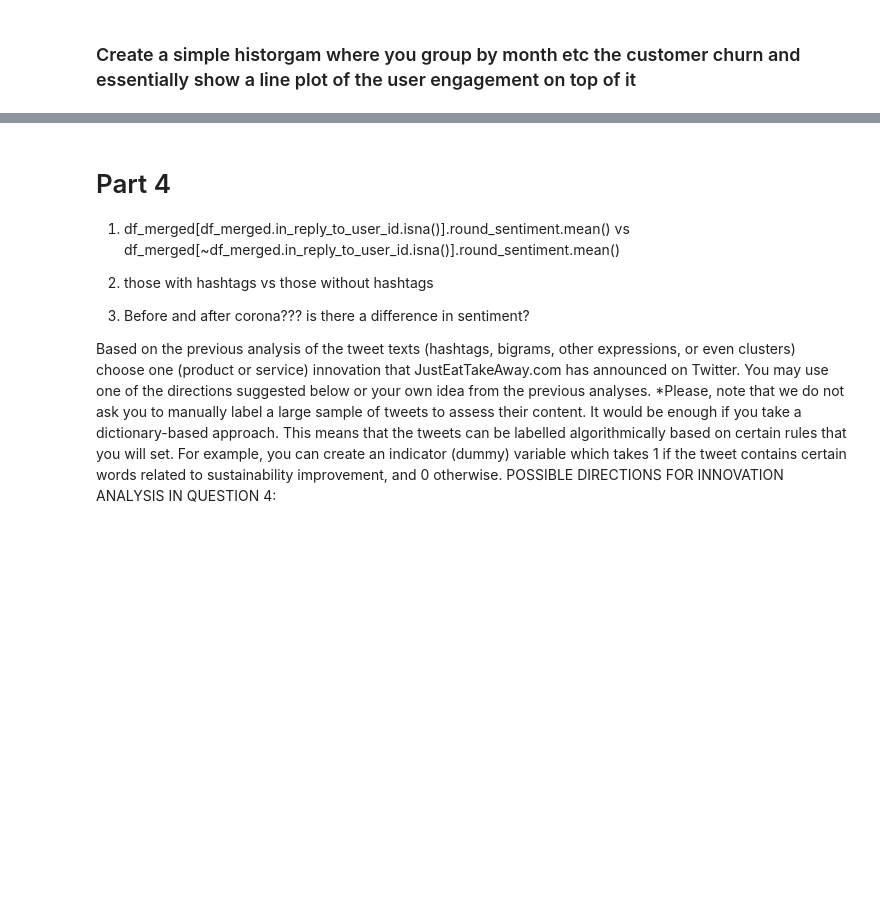
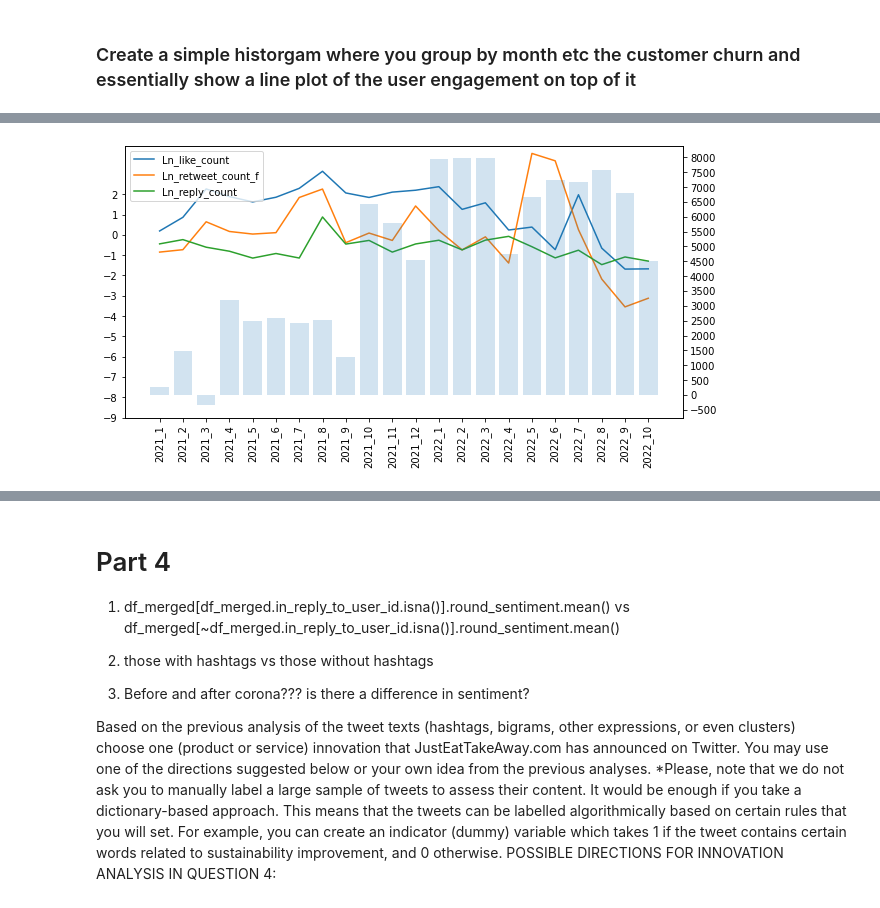
Before and after one commit to AngeloBarisano/Supply_Chain, a Jupyter notebook: Notebooks/workfile2.ipynb, the cells around one changed output, grey strips where cells are left out. Saved outputs shown, nothing was run; the diff lists cells and outputs as text; code cells hidden in the pictures; blank space fills up the shorter version.

```diff
--- a/Notebooks/workfile2.ipynb
+++ b/Notebooks/workfile2.ipynb
@@ -1878,5 +1892,6 @@ df_churn_plot
 # %%
-df_churn_plot["ln_retweet_count"] = np.log(df_churn_plot["retweet_count"])
-df_churn_plot["ln_reply_count"] = np.log(df_churn_plot["reply_count"])
-df_churn_plot["ln_like_count"] = np.log(df_churn_plot["like_count"])
+# potential alterantive
+df_churn_plot["ln_retweet_count_f"] = np.log(df_churn_plot["retweet_count"])
+df_churn_plot["ln_reply_count_f"] = np.log(df_churn_plot["reply_count"])
+df_churn_plot["ln_like_count_f"] = np.log(df_churn_plot["like_count"])
 # %%
@@ -1920,0 +1917,10 @@ plt.show()
+# %%
+df_churn_plot = df_churn_plot[df_churn_plot.year >= 2021]
+# %%
+grouped__ = pd.merge(
+    left=df_churn_plot,
+    right=grouped_churn,
+    left_on="year_month",
+    right_on="year_month",
+    how="inner",
+)
@@ -1920,0 +1939,32 @@ plt.show()
+# %%
+fig, ax = plt.subplots(figsize=(10, 5))
+
+# Plot a simple line chart
+ax.plot(grouped__.year_month, grouped__.ln_like_count_f, label="Ln_like_count")
+
+# Plot another line on the same chart/graph
+ax.plot(
+    grouped__.year_month,
+    grouped__.ln_retweet_count_f,
+    label="Ln_retweet_count_f",
+)
+
+ax.plot(grouped__.year_month, grouped__.ln_reply_count_f, label="Ln_reply_count")
+ax.legend(loc=2)
+
+
+ax.set_xticklabels(
+    labels=grouped__.year_month,
+    rotation=90,
+)
+ax.set_yticks(np.arange(-9, 3, 1))
+
+
+ax2 = ax.twinx()
+ax2.bar(grouped__.year_month, grouped__.d_churn, alpha=0.2, label="Ln_reply_count")
+ax2.set_yticks(range(-500, 8001, 500))
+
+
+plt.show()
+# %% [output]
+[figure, added]
```
Also changed, not shown: parts of 50 cells of this notebook.
